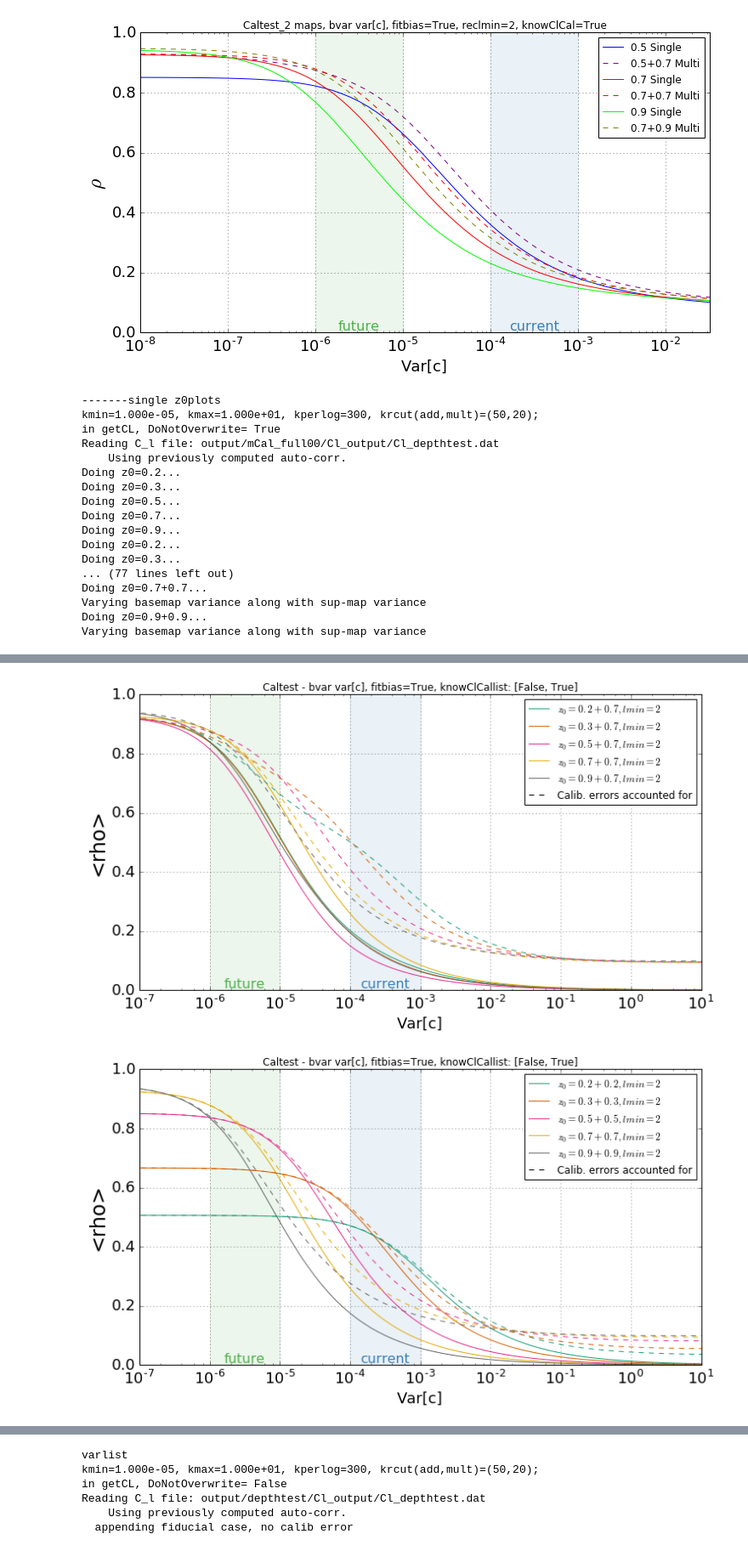
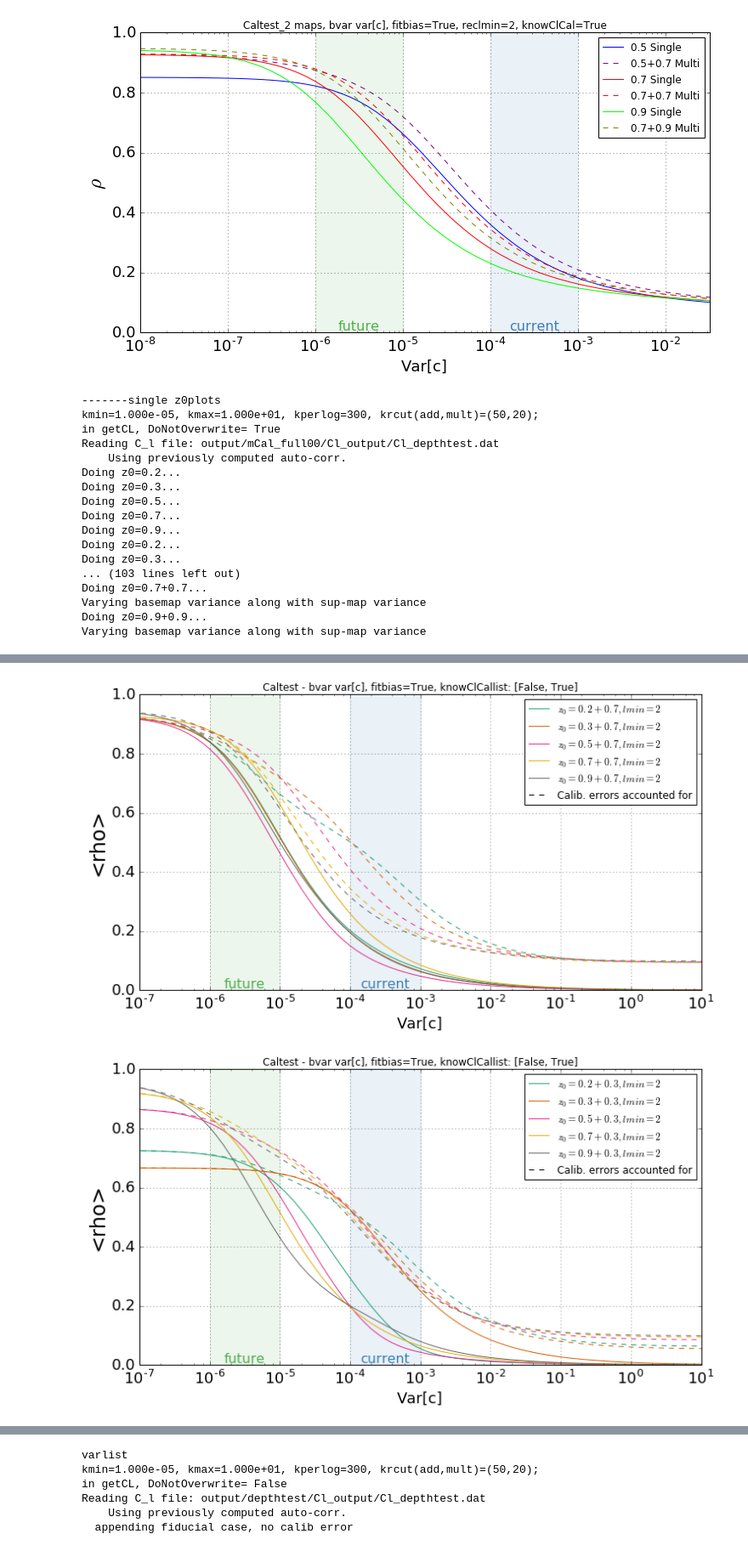
Before and after one commit to jessmuir/isw_reconstr, a Jupyter notebook: NW Multi.ipynb, the cells around one changed output, grey strips where cells are left out. Shown at 85% size. Saved outputs shown, nothing was run; the diff lists cells and outputs as text; code cells hidden in the pictures.

Commit message:
update nw multi caltest plot and caltest_get_rhoexp_2 functions to handle >2 maps; update runeuc.caltest_mapmods_multibin to handle differing variances accross maps

```diff
--- a/NW Multi.ipynb
+++ b/NW Multi.ipynb
@@ -456,7 +443,7 @@ def getShapeStr(lmin,lmax,width,shape='g'):
 
 
 
-def m_caltest_get_rhoexp(fidcl=False, z0_base=0.7,z0_sup=0.7,basevar=0,varlist=[1.e-4],lmax=30,lmin=0,shape='g',width=10.,
+def m_caltest_get_rhoexp(fidcl=False, z0_base=0.7, z0_sup=0.7,basevar=0,varlist=[1.e-4],lmax=30,lmin=0,shape='g',width=10.,
                          overwrite=False,doplot=True,saverho=True,varname='rho',filetag='',reclmin=1,
                          plotdir='output/m_caltest_plots/',nolmintag=False,dofidrec=False,nbar='default',outtag='',knowClCal=False, #if knowClCal=True, use recCl = true Cl (including ClCal) instead of fidCl
                          fitbias=True, get_Clfid=False,get_Clmod=False):
@@ -471,8 +458,7 @@ def m_caltest_get_rhoexp(fidcl=False, z0_base=0.7,z0_sup=0.7,basevar=0,varlist=[
     single_map=False
     if z0_base == False:
         single_map = True
-
-    if single_map: z0_vals = [z0_sup]
+        z0_vals = [z0_sup]
     else: z0_vals = [z0_base,z0_sup] #will need to change this is use multiple base bins
 
     fidbins=multi_depthtest_get_binmaps(z0_vals,nbar=nbar) #only need this to get the bin name, but now we're passing those in.
@@ -1169,7 +1298,7 @@ def z0list2str(z0list):
     return '+'.join(map(str, z0list)).strip('+False').strip('False+')
 
 def mcal_plot_many_z0(z0list=[.3,.5,.7,.9], z0baselist=None, varnamelist=['rho','s'], reclminlist=[2],
-                             nbar='default', fitbias=True, scaleToVarGal=True, doCross=0, knowClCallist=[False,True],
+                             nbar='default', fitbias=True, scaleToVarGal=False, doCross=0, knowClCallist=[False,True],
                             show=False):
     """create plot of rho or s vs var[c] (or var[c]/var[gal]) for the combos of z0list with z0baselist. If z0baselist=None, then single survey plots."""
     Nz0 = len(z0list)
@@ -1300,31 +1429,33 @@ def mcal_plot_many_z0(z0list=[.3,.5,.7,.9], z0baselist=None, varnamelist=['rho',
 # %%
 z0toplot=[.2,.3,.5,.7,.9]
 print "\n-------single z0plots"
 mcal_plot_many_z0(z0list=z0toplot,z0baselist=None, varnamelist=['rho'], reclminlist=[2], nbar='default', fitbias=True, scaleToVarGal=False, doCross=0)
 print "\n-------plot paired with a fiducial z0=0.7 map"
 mcal_plot_many_z0(z0list=z0toplot, z0baselist=[.7]*len(z0toplot), varnamelist=['rho'], reclminlist=[2], nbar='default', fitbias=True, scaleToVarGal=False, doCross=0)
+print "\n-------plot paired with a fiducial z0=0.3 map"
+mcal_plot_many_z0(z0list=z0toplot, z0baselist=[.3]*len(z0toplot), varnamelist=['rho'], reclminlist=[2], nbar='default', fitbias=True, scaleToVarGal=False, doCross=0)
 print "\n-------plot double maps"
 mcal_plot_many_z0(z0list=z0toplot, z0baselist=z0toplot, varnamelist=['rho'], reclminlist=[2], nbar='default', fitbias=True, scaleToVarGal=False, doCross=0)
 print "\n-------plot double maps"
 mcal_plot_many_z0(z0list=z0toplot, z0baselist=z0toplot, varnamelist=['rho'], reclminlist=[2], nbar='default', fitbias=True, scaleToVarGal=True, doCross=0)
 # %% [output]
 -------single z0plots
 kmin=1.000e-05, kmax=1.000e+01, kperlog=300, krcut(add,mult)=(50,20);
 in getCL, DoNotOverwrite= True
 Reading C_l file: output/mCal_full00/Cl_output/Cl_depthtest.dat
     Using previously computed auto-corr.
 Doing z0=0.2...
 Doing z0=0.3...
 Doing z0=0.5...
 Doing z0=0.7...
 Doing z0=0.9...
 Doing z0=0.2...
 Doing z0=0.3...
-... (77 lines left out)
+... (103 lines left out)
 Doing z0=0.7+0.7...
 Varying basemap variance along with sup-map variance
 Doing z0=0.9+0.9...
 Varying basemap variance along with sup-map variance
 [figure]
 [figure]
-[figure, old version]
+[figure, new version]
```
Also changed, not shown: parts of 12 cells of this notebook, 1 other file.
